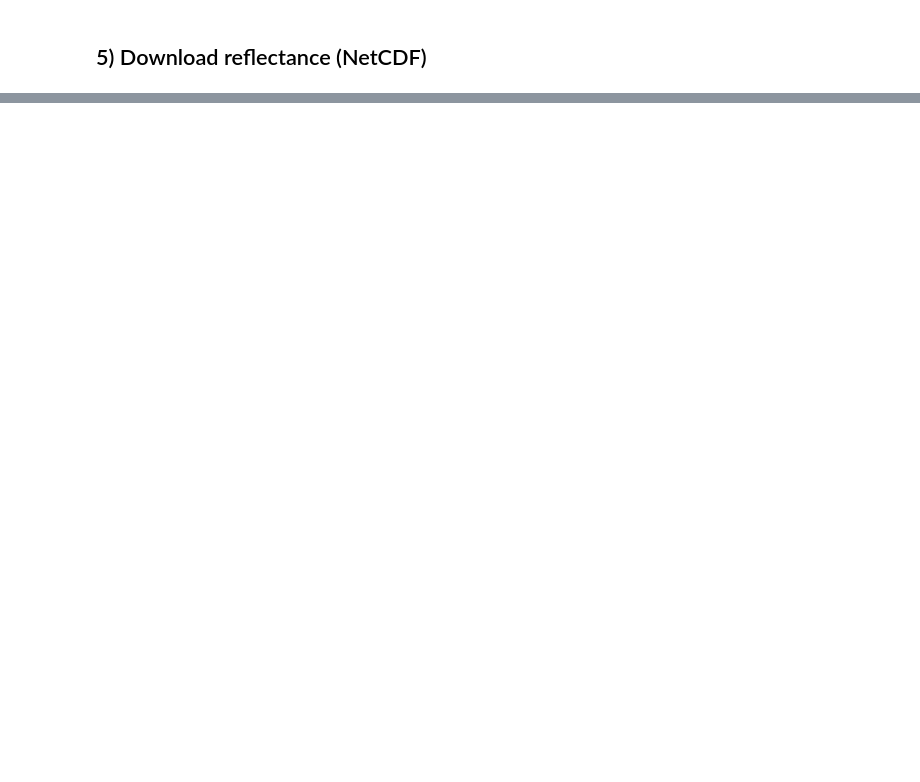
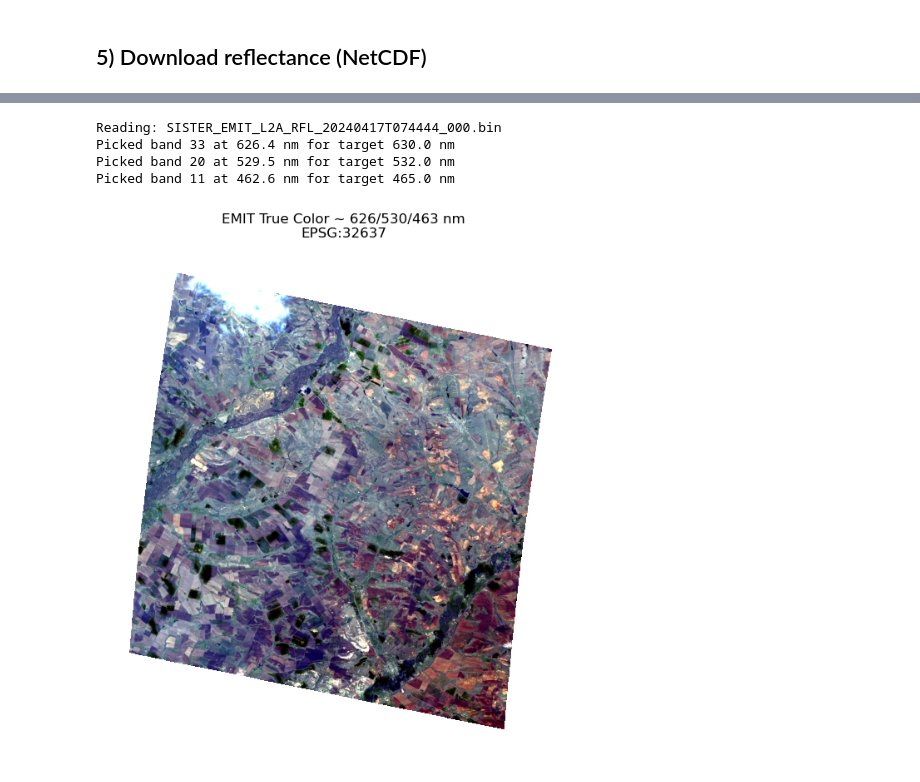
Before and after one commit to martasumyk/hyperspectral_super-resolution, a Jupyter notebook: EMIT_experiments.ipynb, the cells around one changed output, grey strips where cells are left out. Cells and saved outputs as stored; diff of their text form; code cells hidden in the pictures; blank space fills up the shorter version.

```diff
--- a/EMIT_experiments.ipynb
+++ b/EMIT_experiments.ipynb
@@ -145,5 +250,11 @@ nc_to_envi(
 from EMIT_data.viz import show_emit_rgb_from_envi
 # %%
 out_dir = "emit_out"
-show_emit_rgb_from_envi(out_dir)
+show_emit_rgb_from_envi(out_dir, gamma = 1.0, pattern = "SISTER_EMIT_L2A_RFL_20240417T074444_000.bin", white_balance=False)
+# %% [output]
+Reading: SISTER_EMIT_L2A_RFL_20240417T074444_000.bin
+Picked band 33 at 626.4 nm for target 630.0 nm
+Picked band 20 at 529.5 nm for target 532.0 nm
+Picked band 11 at 462.6 nm for target 465.0 nm
+[figure, added]
 # %%
```
Also changed, not shown: parts of 23 cells of this notebook, 3 other files.
